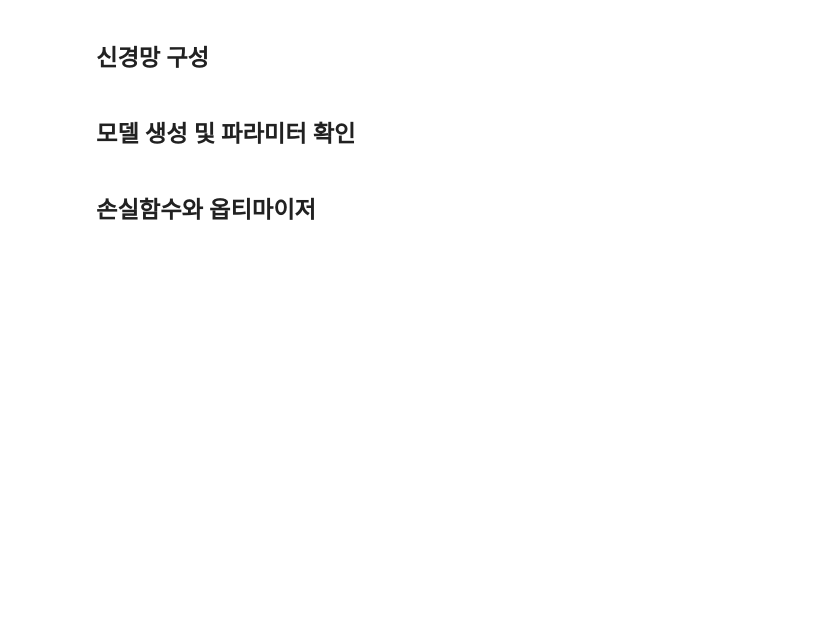
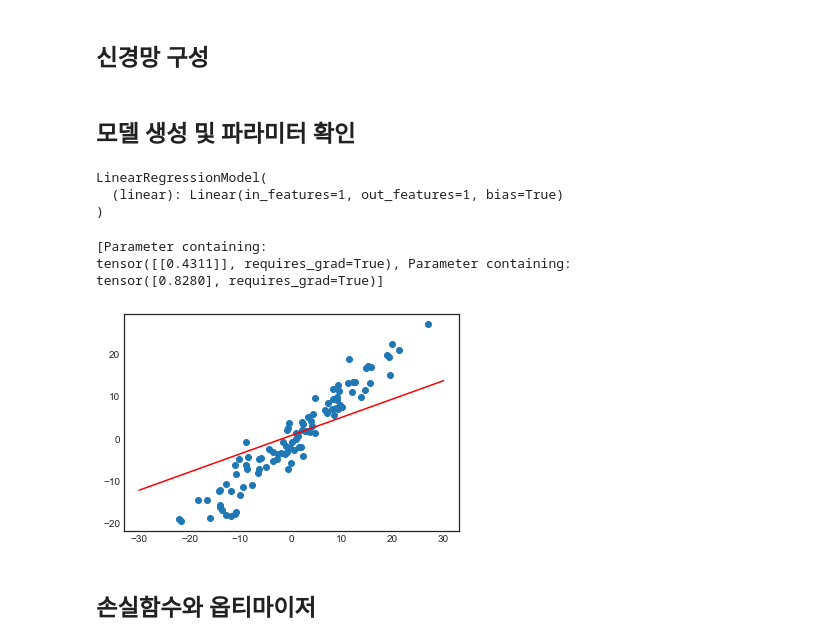
Before and after one commit to Seola17/Hello-World, a Jupyter notebook: PyTorch_Suanlab_02_신경망_생성.ipynb, the cells around one changed output. Drawn from its saved outputs; the diff is of its cells as text; code cells hidden in the pictures; blank space fills up the shorter version.

```diff
--- a/PyTorch_Suanlab_02_신경망_생성.ipynb
+++ b/PyTorch_Suanlab_02_신경망_생성.ipynb
@@ -29,6 +112,48 @@
 # %% [markdown]
 ## 신경망 구성
+# %%
+class LinearRegressionModel(nn.Module):
+
+    def __init__(self):
+        super(LinearRegressionModel, self).__init__()
+        self.linear = nn.Linear(1, 1)
+
+    def forward(self, x):
+        pred = self.linear(x)
+        return pred
 # %% [markdown]
 ## 모델 생성 및 파라미터 확인
+# %%
+torch.manual_seed(111)
+
+model = LinearRegressionModel()
+print(model)
+# %% [output]
+LinearRegressionModel(
+  (linear): Linear(in_features=1, out_features=1, bias=True)
+)
+# %%
+print(list(model.parameters()))
+# %% [output]
+[Parameter containing:
+tensor([[0.4311]], requires_grad=True), Parameter containing:
+tensor([0.8280], requires_grad=True)]
+# %%
+w, b = model.parameters()
+def get_params():
+    return w[0][0].item(), b[0].item()
+
+def plot_fit(title):
+    plt.title = title
+    w1, b1 = get_params()
+    x1 = np.array([-30, 30])
+    y1 = w1 * x1 + b1
+    plt.plot(x1, y1, 'r')
+    plt.scatter(X, y)
+    plt.show()
+
+plot_fit('Initial Model')
+# %% [output]
+[figure, added]
 # %% [markdown]
 ## 손실함수와 옵티마이저
```
Also changed, not shown: parts of 9 cells of this notebook, 1 other file.
